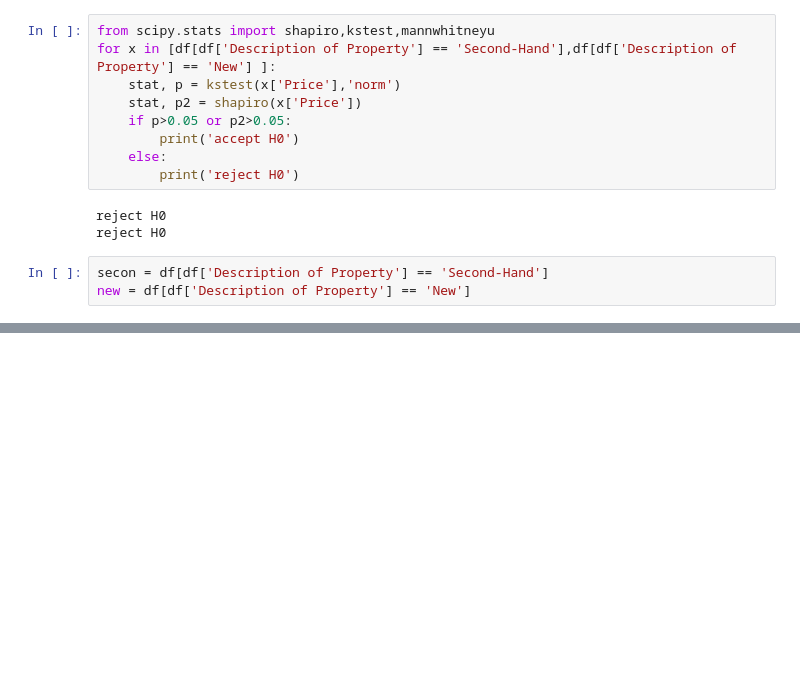
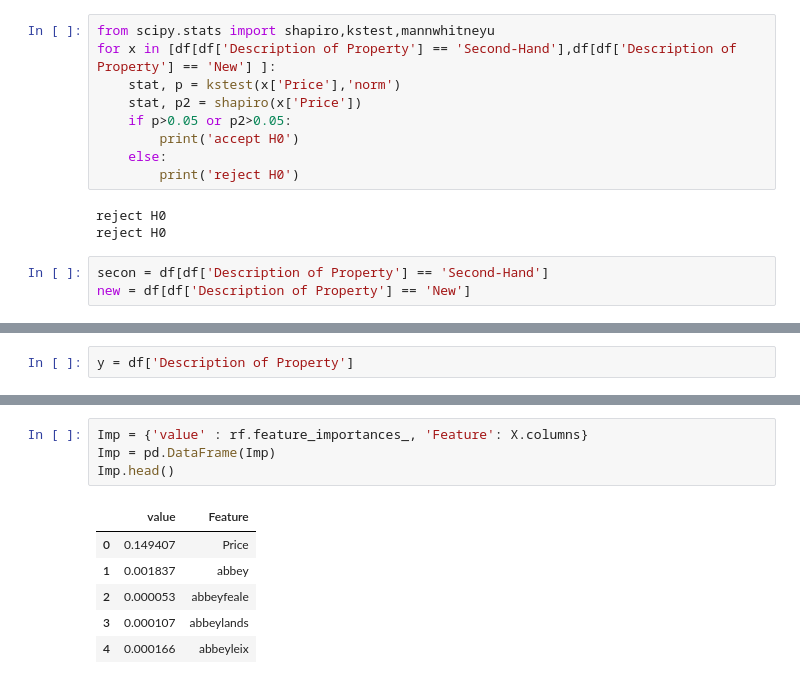
Before and after one commit to alexCCTcollege/CA-2, a Jupyter notebook: Classification.ipynb, the cells around one changed output, grey strips where cells are left out. Drawn from its saved outputs; the diff is of its cells as text; blank space fills up the shorter version.

```diff
--- a/Classification.ipynb
+++ b/Classification.ipynb
@@ -262,0 +277,2 @@ Reshape your data either using array.reshape(-1, 1) if your data has a single fe
+# %%
+y = df['Description of Property']
@@ -262,0 +312,11 @@ Reshape your data either using array.reshape(-1, 1) if your data has a single fe
+# %%
+Imp = {'value' : rf.feature_importances_, 'Feature': X.columns}
+Imp = pd.DataFrame(Imp)
+Imp.head()
+# %% [output]
+|  | value | Feature |
+| 0 | 0.149407 | Price |
+| 1 | 0.001837 | abbey |
+| 2 | 0.000053 | abbeyfeale |
+| 3 | 0.000107 | abbeylands |
+| 4 | 0.000166 | abbeyleix |
```
Also changed, not shown: parts of 31 cells of this notebook.
